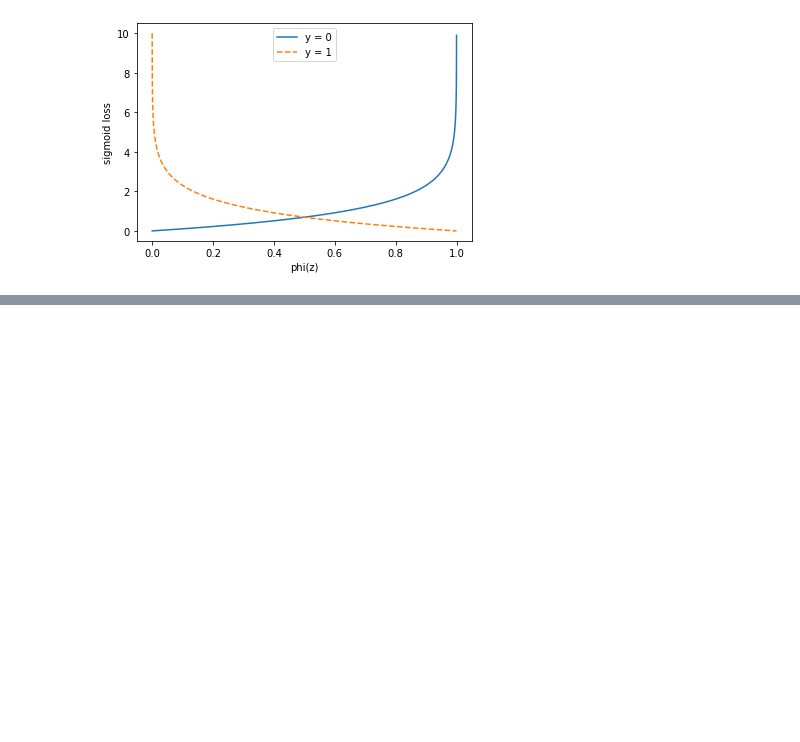
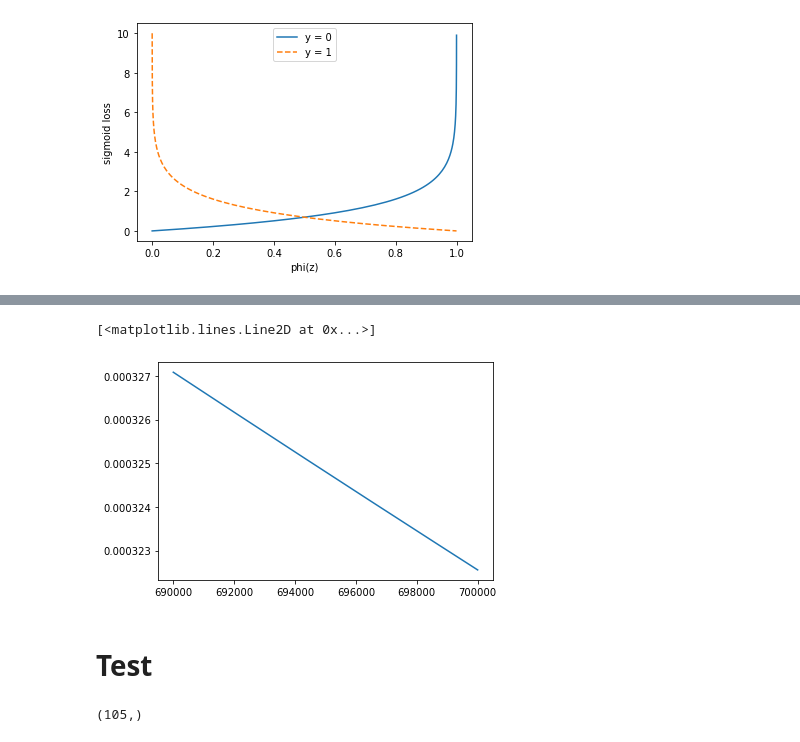
Before and after one commit to Mekhak/machine_learning_lessons, a Jupyter notebook: Raschka_python_machine_learning/chapter_03/LogisticRegression.ipynb, the cells around one changed output, grey strips where cells are left out. Cells and saved outputs as stored; diff of their text form; code cells hidden in the pictures; blank space fills up the shorter version.

```diff
--- a/Raschka_python_machine_learning/chapter_03/LogisticRegression.ipynb
+++ b/Raschka_python_machine_learning/chapter_03/LogisticRegression.ipynb
@@ -33,0 +137,7 @@ Text(0, 0.5, 'sigmoid loss')
+# %%
+plt.plot(range(690001, lr.n_iter + 1, 1), lr.cost_[690000:])
+# %% [output]
+[<matplotlib.lines.Line2D at 0x...>]
+[figure, added]
+# %% [markdown]
+# Test
@@ -33,0 +154,6 @@ Text(0, 0.5, 'sigmoid loss')
+# %%
+X_train_std.shape
+# X_combined_std.shape
+y_train.shape
+# %% [output]
+(105,)
```
Also changed, not shown: parts of 12 cells of this notebook, 1 other file.
